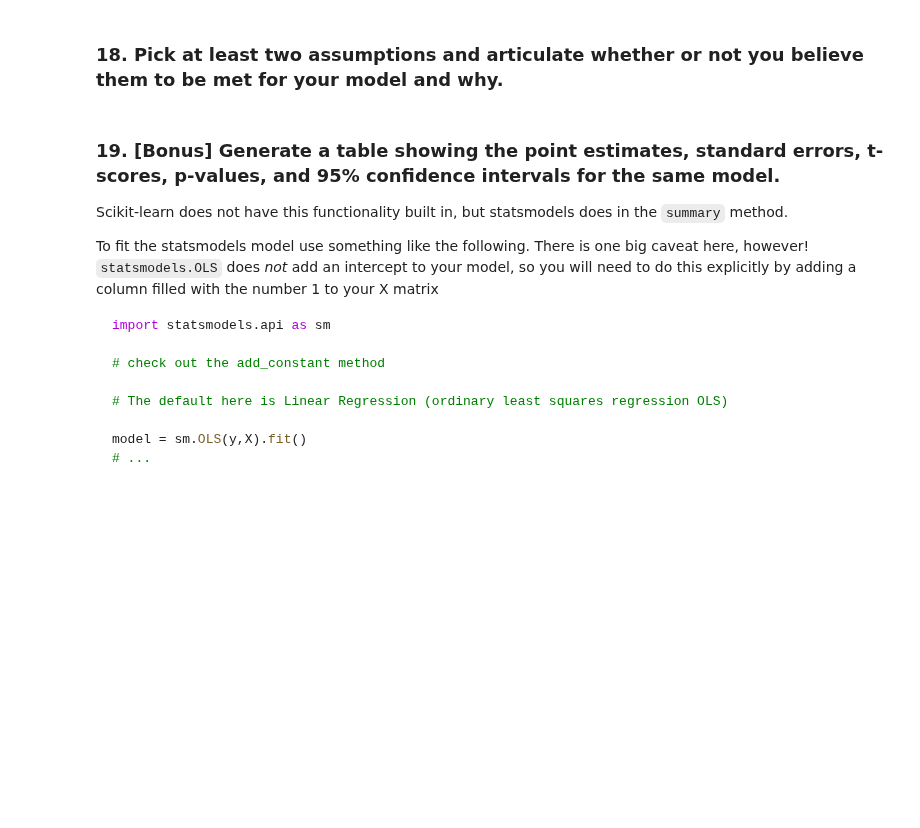
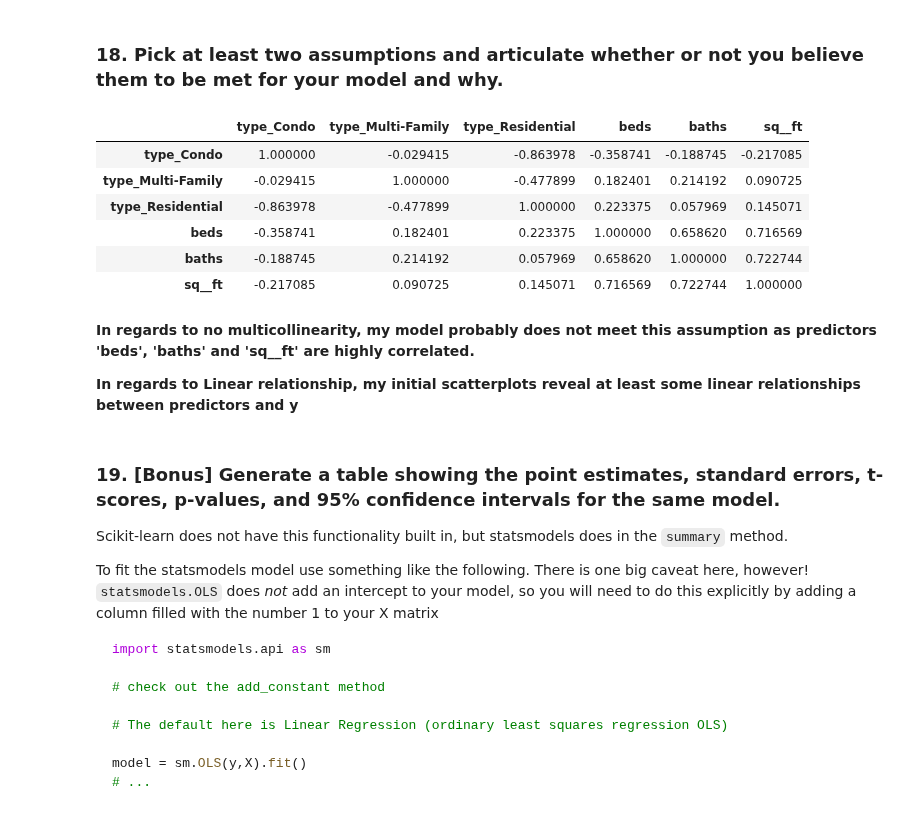
Before and after one commit to pezpet/general-assembly, a Jupyter notebook: labs/3.01-lab-linear-regression-master/linear-regression-sacramento.ipynb, the cells around one changed output. Cells and saved outputs as stored; diff of their text form; code cells hidden in the pictures; blank space fills up the shorter version.

```diff
--- a/labs/3.01-lab-linear-regression-master/linear-regression-sacramento.ipynb
+++ b/labs/3.01-lab-linear-regression-master/linear-regression-sacramento.ipynb
@@ -351,3 +412,6 @@ If you do not care about inference, you may decide not to drop a column.
+# %%
+# A:
+X_encoded.drop(columns='city_SACRAMENTO', inplace=True)
 # %% [markdown]
 ### 15. Using scikit-learn, build what you think will be a strong model with multiple predictors for`price`.
 
@@ -367,6 +459,19 @@ If you want a good-performing model that you can do inference on (assuming there
 ### 18. Pick at least two assumptions and articulate whether or not you believe them to be met  for your model and why.
 # %%
 # A:
+X.corr()
+# %% [output]
+|  | type_Condo | type_Multi-Family | type_Residential | beds | baths | sq__ft |
+| type_Condo | 1.000000 | -0.029415 | -0.863978 | -0.358741 | -0.188745 | -0.217085 |
+| type_Multi-Family | -0.029415 | 1.000000 | -0.477899 | 0.182401 | 0.214192 | 0.090725 |
+| type_Residential | -0.863978 | -0.477899 | 1.000000 | 0.223375 | 0.057969 | 0.145071 |
+| beds | -0.358741 | 0.182401 | 0.223375 | 1.000000 | 0.658620 | 0.716569 |
+| baths | -0.188745 | 0.214192 | 0.057969 | 0.658620 | 1.000000 | 0.722744 |
+| sq__ft | -0.217085 | 0.090725 | 0.145071 | 0.716569 | 0.722744 | 1.000000 |
+# %% [markdown]
+**In regards to no multicollinearity, my model probably does not meet this assumption as predictors 'beds', 'baths' and 'sq__ft' are highly correlated.**
+
+**In regards to Linear relationship, my initial scatterplots reveal at least some linear relationships between predictors and y**
 # %% [markdown]
 ### 19. [Bonus] Generate a table showing the point estimates, standard errors, t-scores, p-values, and 95% confidence intervals for the same model.
 
```
Also changed, not shown: parts of 24 cells of this notebook.
